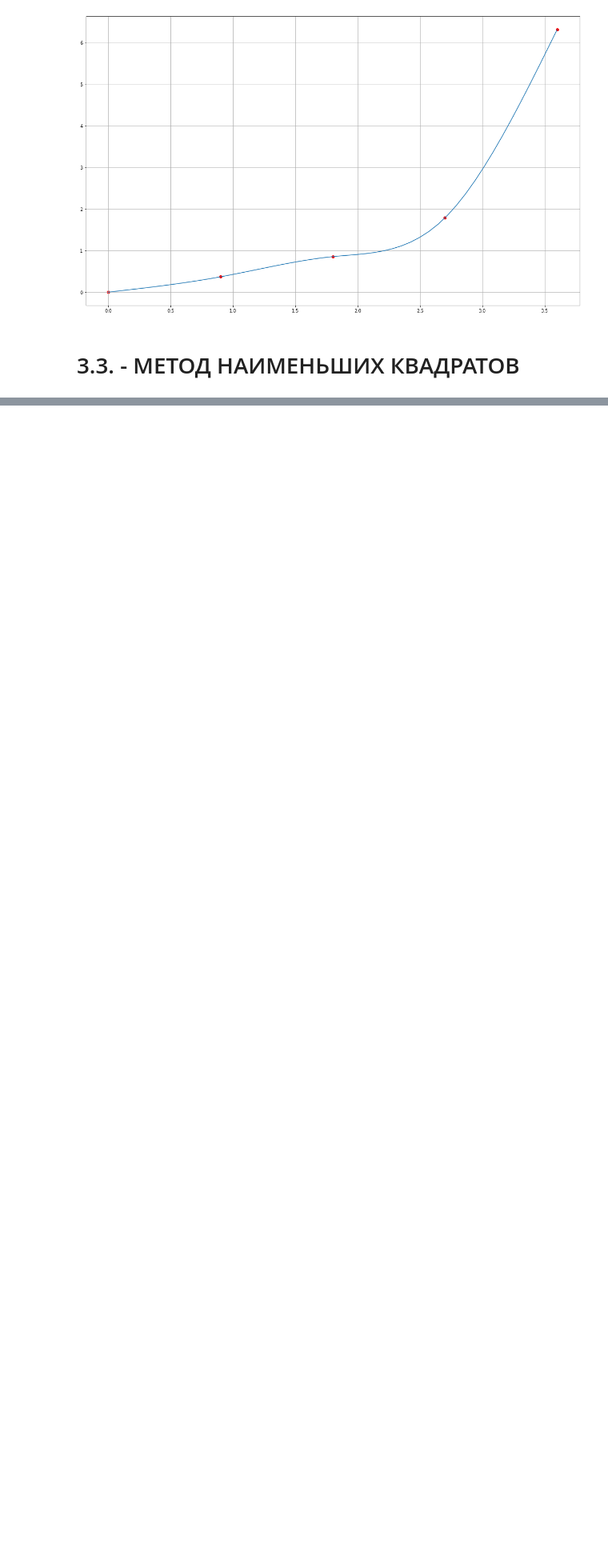
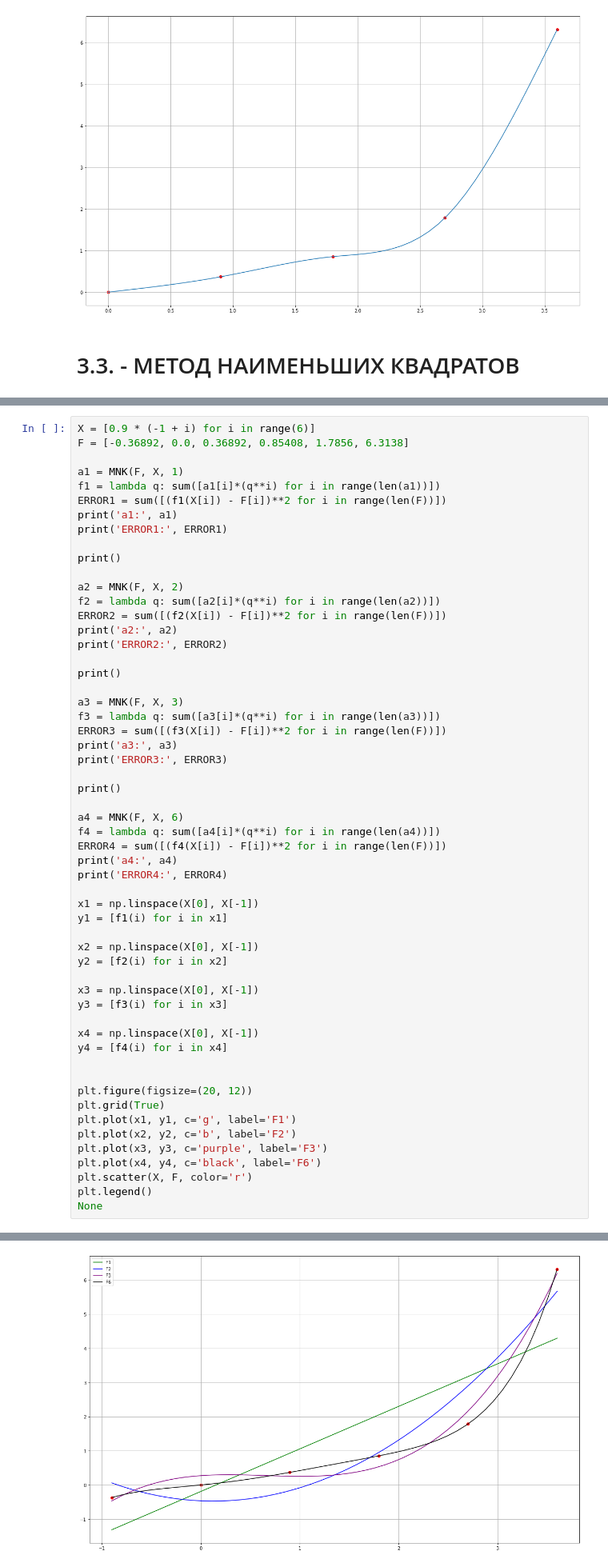
Before and after one commit to egordionok/NumericalMethods, a Jupyter notebook: Lab3/Lab3.ipynb, the cells around one changed output, grey strips where cells are left out. Shown at 80% size. Cells and saved outputs as stored; diff of their text form; blank space fills up the shorter version.

```diff
--- a/Lab3/Untitled.ipynb
+++ b/Lab3/Lab3.ipynb
@@ -213,0 +276,57 @@ None
+# %%
+X = [0.9 * (-1 + i) for i in range(6)]
+F = [-0.36892, 0.0, 0.36892, 0.85408, 1.7856, 6.3138]
+
+a1 = MNK(F, X, 1)
+f1 = lambda q: sum([a1[i]*(q**i) for i in range(len(a1))])
+ERROR1 = sum([(f1(X[i]) - F[i])**2 for i in range(len(F))])
+print('a1:', a1)
+print('ERROR1:', ERROR1)
+
+print()
+
+a2 = MNK(F, X, 2)
+f2 = lambda q: sum([a2[i]*(q**i) for i in range(len(a2))])
+ERROR2 = sum([(f2(X[i]) - F[i])**2 for i in range(len(F))])
+print('a2:', a2)
+print('ERROR2:', ERROR2)
+
+print()
+
+a3 = MNK(F, X, 3)
+f3 = lambda q: sum([a3[i]*(q**i) for i in range(len(a3))])
+ERROR3 = sum([(f3(X[i]) - F[i])**2 for i in range(len(F))])
+print('a3:', a3)
+print('ERROR3:', ERROR3)
+
+print()
+
+a4 = MNK(F, X, 6)
+f4 = lambda q: sum([a4[i]*(q**i) for i in range(len(a4))])
+ERROR4 = sum([(f4(X[i]) - F[i])**2 for i in range(len(F))])
+print('a4:', a4)
+print('ERROR4:', ERROR4)
+
+x1 = np.linspace(X[0], X[-1])
+y1 = [f1(i) for i in x1]
+
+x2 = np.linspace(X[0], X[-1])
+y2 = [f2(i) for i in x2]
+
+x3 = np.linspace(X[0], X[-1])
+y3 = [f3(i) for i in x3]
+
+x4 = np.linspace(X[0], X[-1])
+y4 = [f4(i) for i in x4]
+
+
+plt.figure(figsize=(20, 12))
+plt.grid(True)
+plt.plot(x1, y1, c='g', label='F1')
+plt.plot(x2, y2, c='b', label='F2')
+plt.plot(x3, y3, c='purple', label='F3')
+plt.plot(x4, y4, c='black', label='F6')
+plt.scatter(X, F, color='r')
+plt.legend()
+None
+# %% [output]
@@ -213,0 +344 @@ None
+[figure, added]
```
Also changed, not shown: parts of 14 cells of this notebook.
